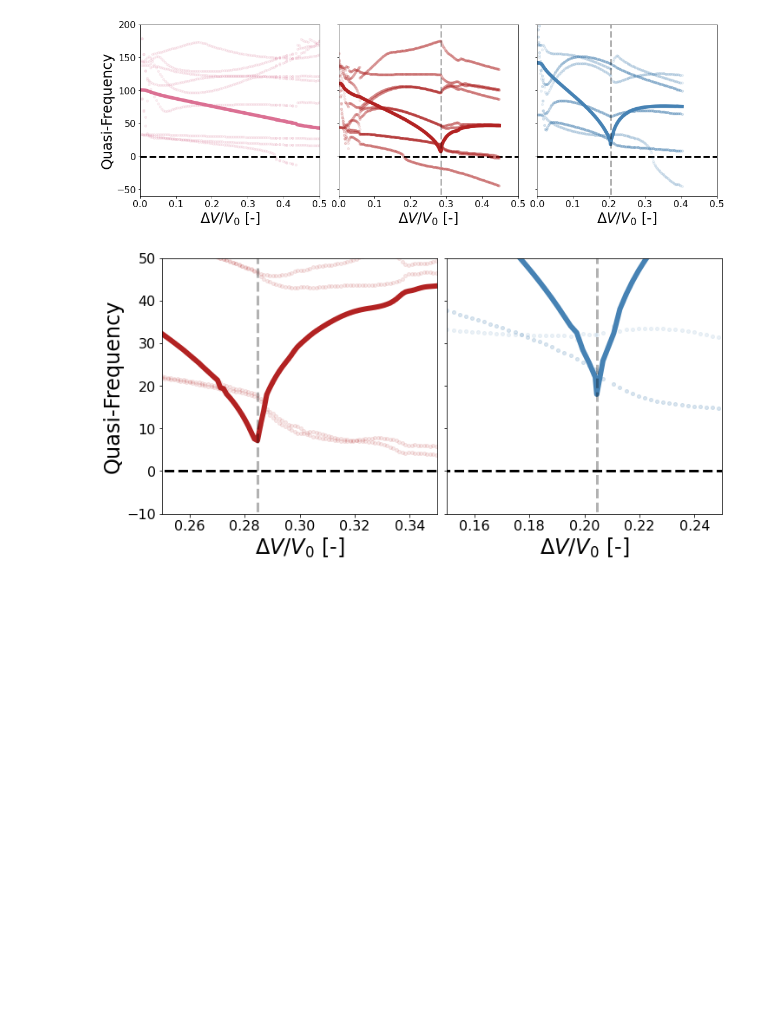
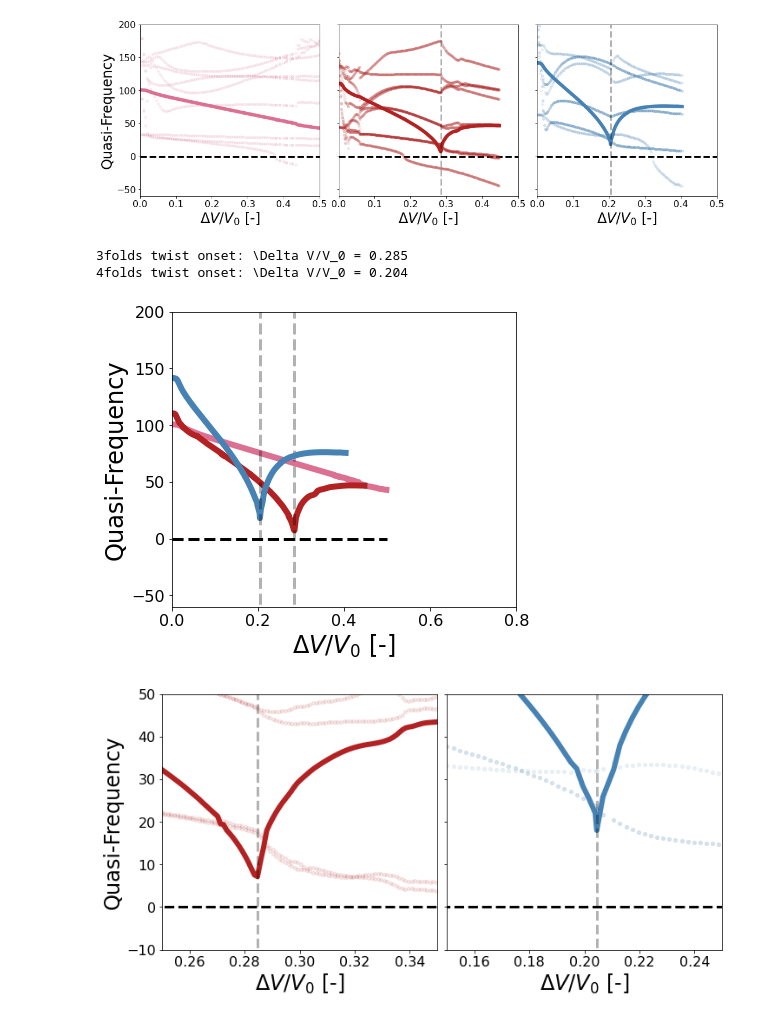
Before and after one commit to bertoldi-collab/buckling-cylinders, a Jupyter notebook: figure_making_paper.ipynb, the cells around one changed output. Cells and saved outputs as stored; diff of their text form; code cells hidden in the pictures; blank space fills up the shorter version.

```diff
--- a/figure_making_paper.ipynb
+++ b/figure_making_paper.ipynb
@@ -897,6 +897,20 @@ fig.savefig(f'{folder_out}/freq_all.png', dpi = 300)
 3folds twist onset: \Delta V/V_0 = 0.285
 4folds twist onset: \Delta V/V_0 = 0.204
 [figure]
+# %%
+fig, ax = plt.subplots(figsize = figsize_whole, constrained_layout = True)
+ax.hlines(0,0,0.5, 'k', '--', linewidth = linewidth_all)
+plot_highlighted_mode_piecewise(ax, 2, [0,1], [[4,4]], [2], [1], [-1])
+
+plot_highlighted_mode_piecewise(ax, 3, [0,1], [[2,2], [5,5], [3,3], [1,1]], [20, 2, 4, 2], [1, 4, 2, 1], [-320, -190, -145, -1], vert_line = True)
+
+plot_highlighted_mode_piecewise(ax, 4, [0,1], [[2,2], [0,2]], [4,2], [1,1], [-109, -1], vert_line = True)
+
+improve_plot_multi(ax, xlabel = '$\Delta V/V_0$ [-]', ylabel = 'Quasi-Frequency', ylim_top = 200, ylim_bottom = -60, xlim_left = 0, xlim_right = .8)
+# %% [output]
+3folds twist onset: \Delta V/V_0 = 0.285
+4folds twist onset: \Delta V/V_0 = 0.204
+[figure, added]
 # %%
 fig, ax = plt.subplots(1,2,figsize = figsize_two, constrained_layout = True, sharey = True)
 
```
